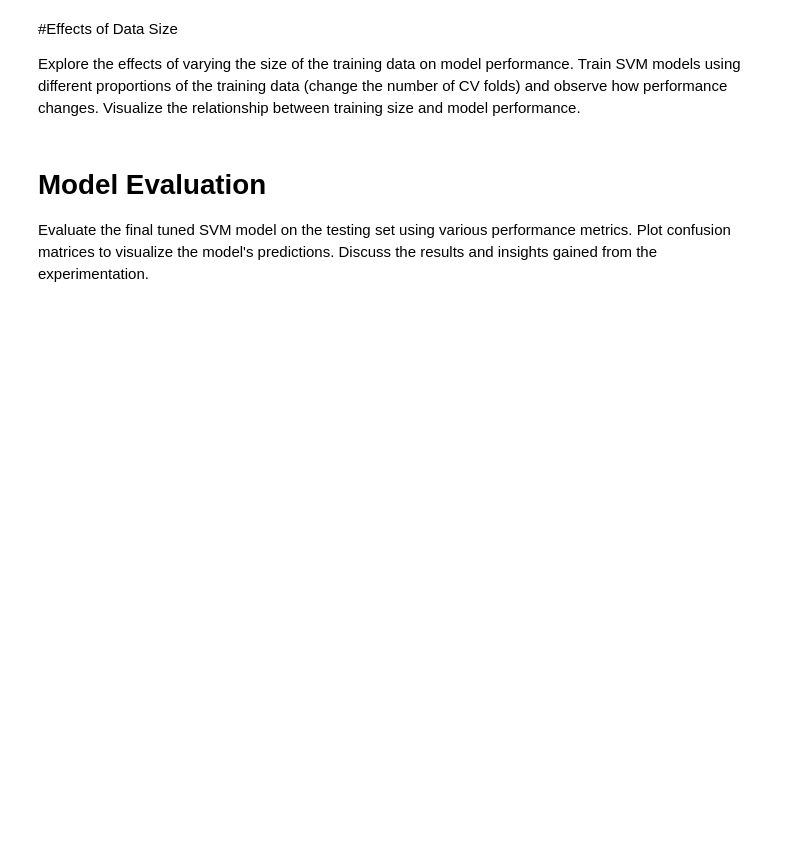
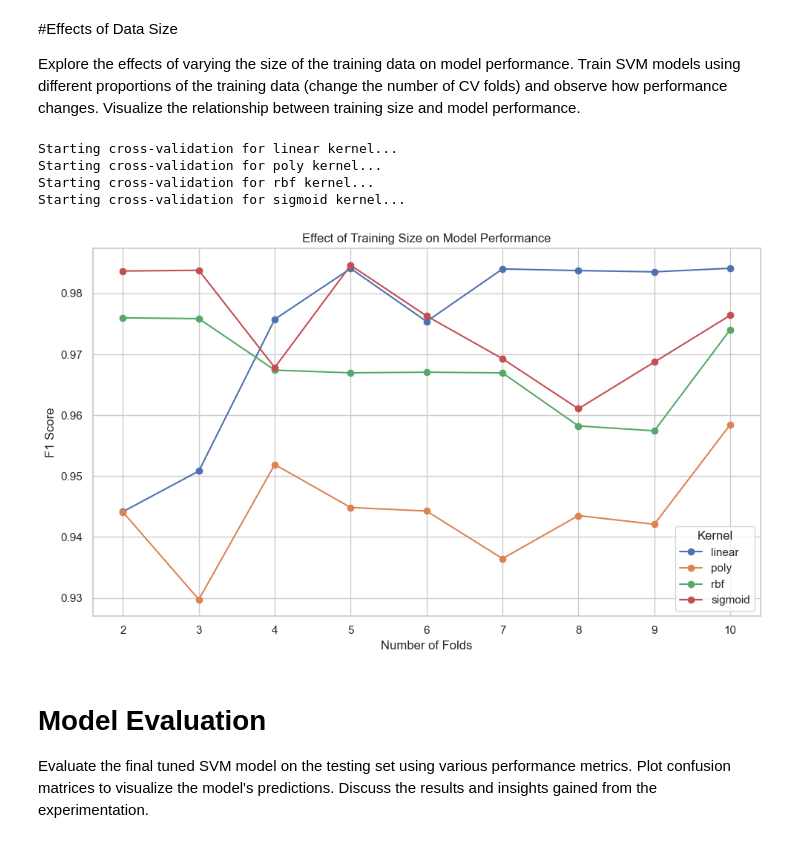
Before and after one commit to nikbarb810/Data-Science, a Jupyter notebook: CSD485_HW3.ipynb, the cells around one changed output. Drawn from its saved outputs; the diff is of its cells as text; code cells hidden in the pictures; blank space fills up the shorter version.

```diff
--- a/CSD485_HW3.ipynb
+++ b/CSD485_HW3.ipynb
@@ -51,3 +139,14 @@ X_train.shape, X_test.shape, y_train.shape, y_test.shape
 
 Train a baseline SVM model using default hyperparameters.
 Evaluate the model's performance on the testing set using metrics like accuracy, precision, recall, and F1-score. Experiment with different kernel functions (e.g., linear, polynomial, RBF) and observe their effects on model performance.
+# %%
+from sklearn.svm import SVC
+from sklearn.metrics import classification_report
+
+svm_linear = SVC()
+
+svm_linear.fit(X_train, y_train)
+
+y_pred = svm_linear.predict(X_test)
+
+print(classification_report(y_test, y_pred))
@@ -67,6 +301,61 @@ Use techniques like GridSearchCV or RandomizedSearchCV from sklearn.model_select
 
 Explore the effects of varying the size of the training data on model performance.
 Train SVM models using different proportions of the training data (change the number of CV folds) and observe how performance changes. Visualize the relationship between training size and model performance.
+# %%
+from sklearn.model_selection import cross_val_score
+import matplotlib.pyplot as plt
+
+# Define the training sizes / CV folds
+folds = [2, 3, 4, 5, 6, 7, 8, 9, 10]
+
+# Dictionary to store the best parameters for each kernel from GridSearchCV
+best_params = {
+    'linear': {'kernel': 'linear', 'C': 1, 'gamma': 'scale', 'shrinking': True},
+    'poly': {'kernel': 'poly', 'C': 5, 'degree': 3, 'shrinking': True},
+    'rbf': {'kernel': 'rbf', 'C': 1, 'gamma': 'scale', 'shrinking': True},
+    'sigmoid': {'kernel': 'sigmoid', 'C': 1, 'gamma': 'scale', 'shrinking': True}
+}
+
+# Initialize the results dictionary
+results = {kernel: [] for kernel in best_params}
+
+# Loop through each kernel and perform cross-validation
+for kernel, params in best_params.items():
+    # Initialize the model with the best parameters
+    svm = SVC(**params, cache_size=1000)
+
+    # Define the pipeline
+    pipe = Pipeline(steps=[('scaler', StandardScaler()), ('svc', svm)])
+
+    print(f"Starting cross-validation for {kernel} kernel...")
+
+    # Loop through the folds
+    for fold in folds:
+        scores = cross_val_score(pipe, X_train, y_train, cv=fold, scoring=scorer, n_jobs=-1)
+        results[kernel].append(scores.mean())
+# %% [output]
+Starting cross-validation for linear kernel...
+Starting cross-validation for poly kernel...
+Starting cross-validation for rbf kernel...
+Starting cross-validation for sigmoid kernel...
+# %%
+# have 1 plot for all kernels
+fig, ax = plt.subplots(figsize=(10, 6))
+
+# Plot the results
+for kernel, scores in results.items():
+    ax.plot(folds, scores, marker='o', label=kernel)
+
+# Add labels and title
+ax.set_xlabel('Number of Folds')
+ax.set_ylabel('F1 Score')
+ax.set_title('Effect of Training Size on Model Performance')
+ax.legend(title='Kernel', loc='best')
+
+plt.tight_layout()
+plt.show()
+# %% [output]
+[figure, added]
 # %% [markdown]
 # Model Evaluation
 
```
Also changed, not shown: parts of 10 cells of this notebook, 1 other file.
